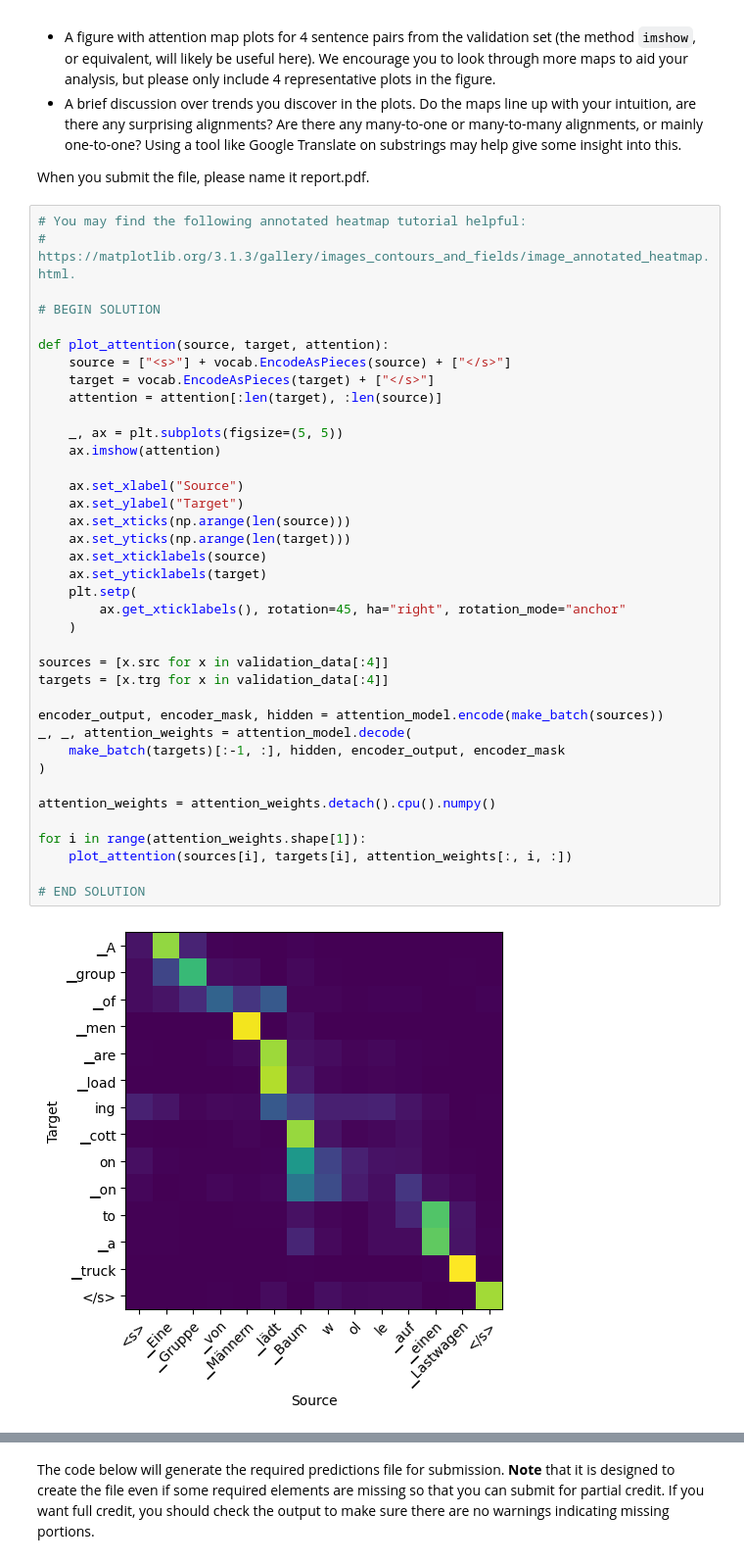
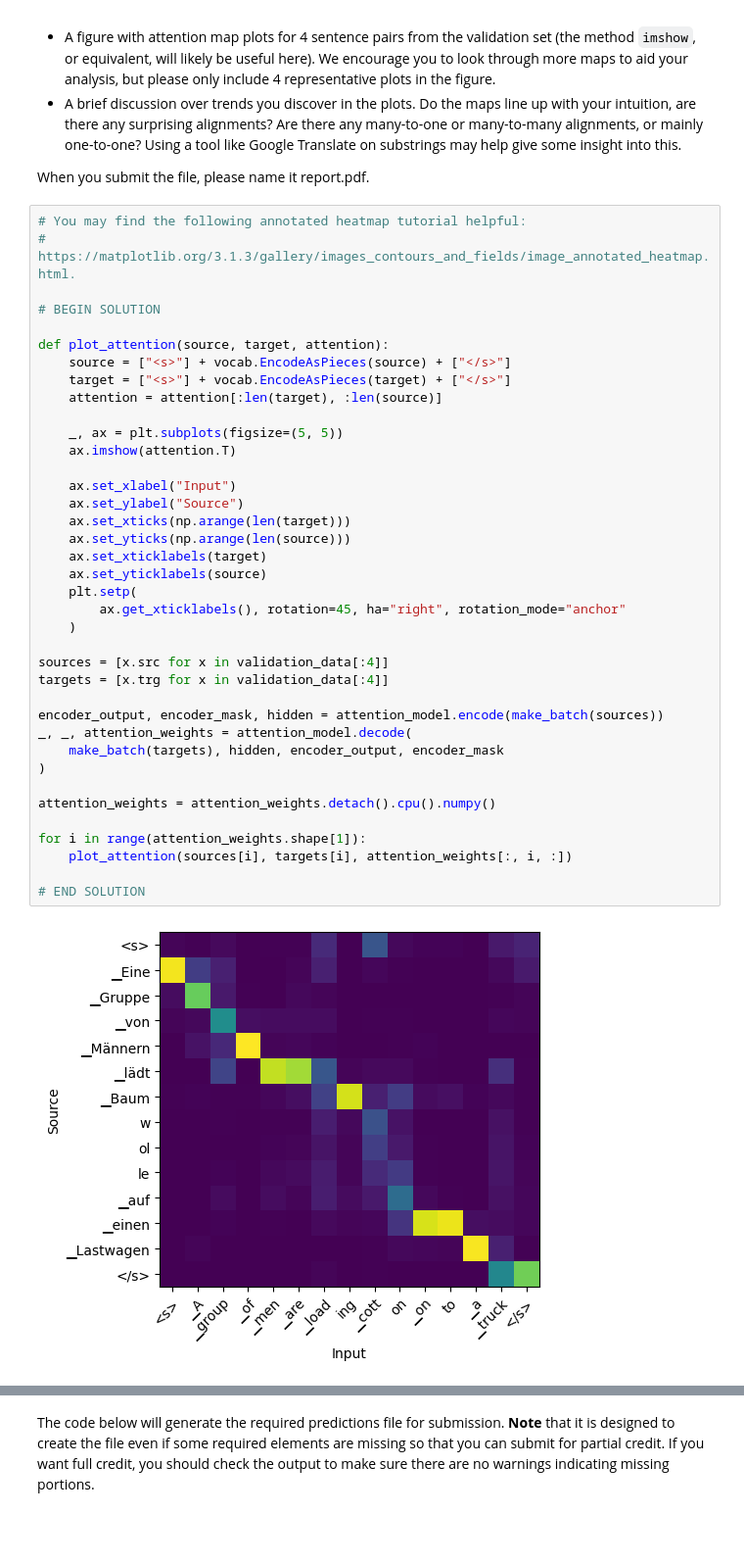
Before and after one commit to yulun-rayn/CS288, a Jupyter notebook: HW2/hw2b.ipynb, the cells around one changed output, grey strips where cells are left out. Shown at 98% size. Drawn from its saved outputs; the diff is of its cells as text; blank space fills up the shorter version.

```diff
--- a/HW2/hw2b.ipynb
+++ b/HW2/hw2b.ipynb
@@ -966,40 +968,40 @@ When you submit the file, please name it report.pdf.
 # %%
 # You may find the following annotated heatmap tutorial helpful:
 # https://matplotlib.org/3.1.3/gallery/images_contours_and_fields/image_annotated_heatmap.html.
 
 # BEGIN SOLUTION
 
 def plot_attention(source, target, attention):
     source = ["<s>"] + vocab.EncodeAsPieces(source) + ["</s>"]
-    target = vocab.EncodeAsPieces(target) + ["</s>"]
+    target = ["<s>"] + vocab.EncodeAsPieces(target) + ["</s>"]
     attention = attention[:len(target), :len(source)]
 
     _, ax = plt.subplots(figsize=(5, 5))
-    ax.imshow(attention)
+    ax.imshow(attention.T)
 
-    ax.set_xlabel("Source")
-    ax.set_ylabel("Target")
-    ax.set_xticks(np.arange(len(source)))
-    ax.set_yticks(np.arange(len(target)))
-    ax.set_xticklabels(source)
-    ax.set_yticklabels(target)
+    ax.set_xlabel("Input")
+    ax.set_ylabel("Source")
+    ax.set_xticks(np.arange(len(target)))
+    ax.set_yticks(np.arange(len(source)))
+    ax.set_xticklabels(target)
+    ax.set_yticklabels(source)
     plt.setp(
         ax.get_xticklabels(), rotation=45, ha="right", rotation_mode="anchor"
     )
 
 sources = [x.src for x in validation_data[:4]]
 targets = [x.trg for x in validation_data[:4]]
 
 encoder_output, encoder_mask, hidden = attention_model.encode(make_batch(sources))
 _, _, attention_weights = attention_model.decode(
-    make_batch(targets)[:-1, :], hidden, encoder_output, encoder_mask
+    make_batch(targets), hidden, encoder_output, encoder_mask
 )
 
 attention_weights = attention_weights.detach().cpu().numpy()
 
 for i in range(attention_weights.shape[1]):
     plot_attention(sources[i], targets[i], attention_weights[:, i, :])
 
 # END SOLUTION
 # %% [output]
-[figure, old version]
+[figure, new version]
```
Also changed, not shown: parts of 9 cells of this notebook, 5 other files.
